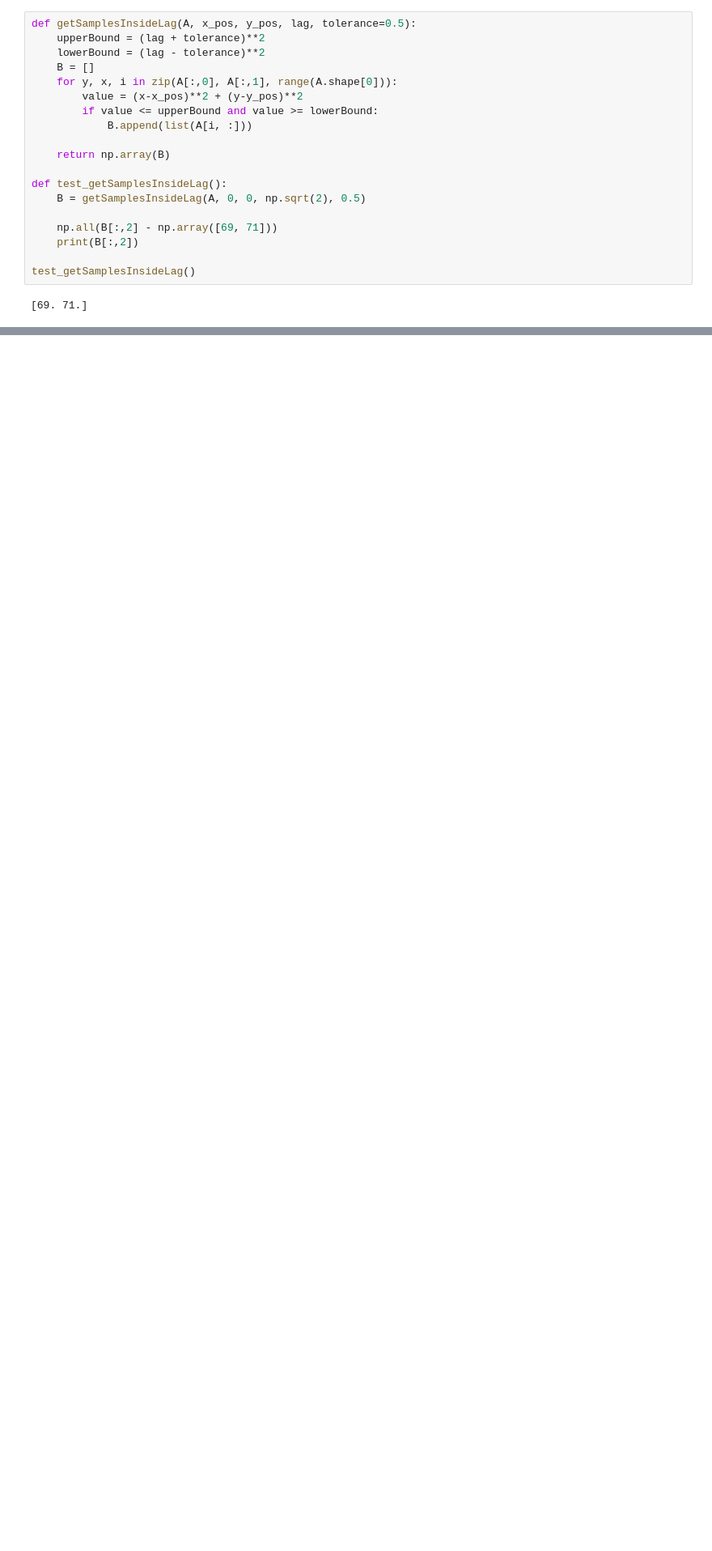
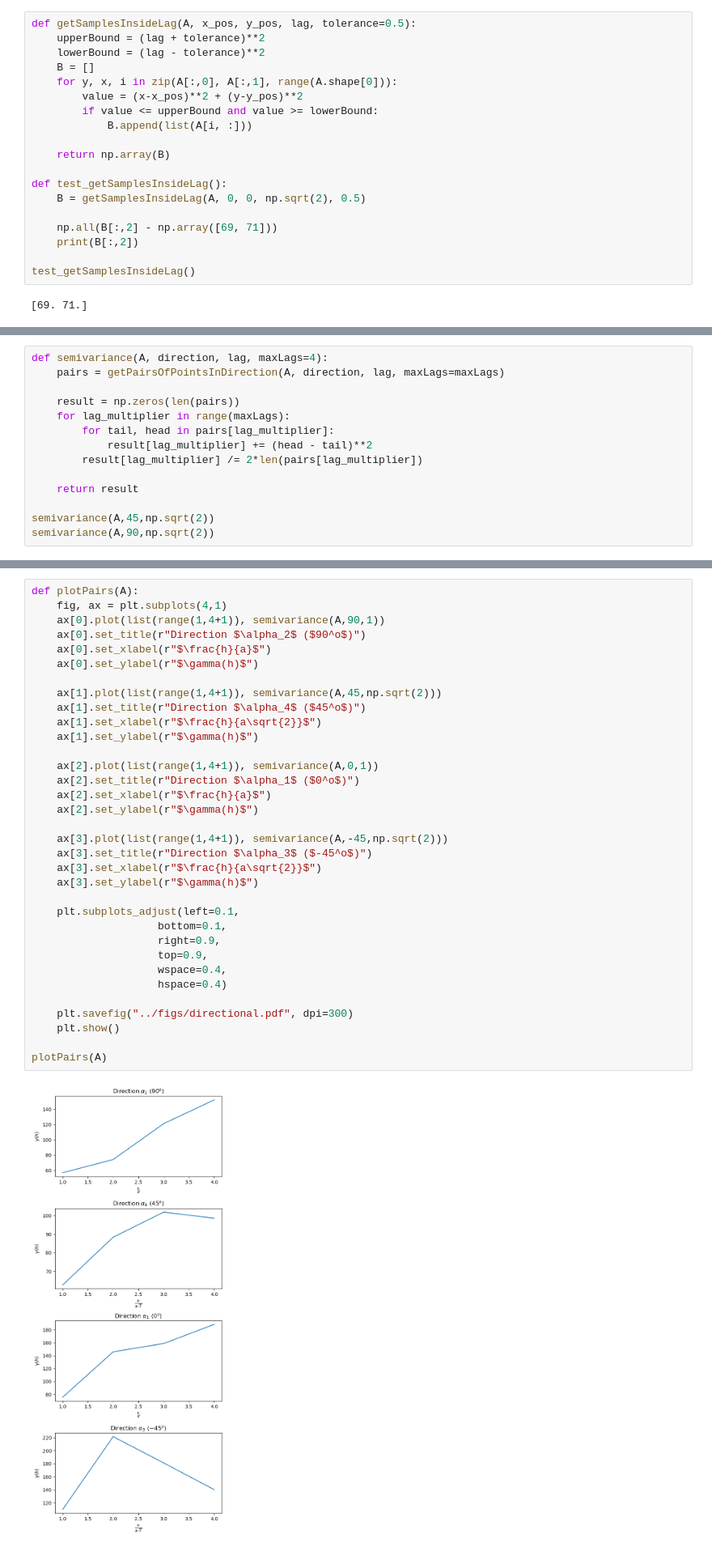
Before and after one commit to AtilaSaraiva/learning_variogram_and_stuff, a Jupyter notebook: src/assingment.ipynb, the cells around one changed output, grey strips where cells are left out. Shown at 81% size. Drawn from its saved outputs; the diff is of its cells as text; blank space fills up the shorter version.

```diff
--- a/src/assingment.ipynb
+++ b/src/assingment.ipynb
@@ -143,0 +165,14 @@ print(pairs)
+# %%
+def semivariance(A, direction, lag, maxLags=4):
+    pairs = getPairsOfPointsInDirection(A, direction, lag, maxLags=maxLags)
+
+    result = np.zeros(len(pairs))
+    for lag_multiplier in range(maxLags):
+        for tail, head in pairs[lag_multiplier]:
+            result[lag_multiplier] += (head - tail)**2
+        result[lag_multiplier] /= 2*len(pairs[lag_multiplier])
+
+    return result
+
+semivariance(A,45,np.sqrt(2))
+semivariance(A,90,np.sqrt(2))
@@ -143,0 +181,36 @@ print(pairs)
+# %%
+def plotPairs(A):
+    fig, ax = plt.subplots(4,1)
+    ax[0].plot(list(range(1,4+1)), semivariance(A,90,1))
+    ax[0].set_title(r"Direction $\alpha_2$ ($90^o$)")
+    ax[0].set_xlabel(r"$\frac{h}{a}$")
+    ax[0].set_ylabel(r"$\gamma(h)$")
+
+    ax[1].plot(list(range(1,4+1)), semivariance(A,45,np.sqrt(2)))
+    ax[1].set_title(r"Direction $\alpha_4$ ($45^o$)")
+    ax[1].set_xlabel(r"$\frac{h}{a\sqrt{2}}$")
+    ax[1].set_ylabel(r"$\gamma(h)$")
+
+    ax[2].plot(list(range(1,4+1)), semivariance(A,0,1))
+    ax[2].set_title(r"Direction $\alpha_1$ ($0^o$)")
+    ax[2].set_xlabel(r"$\frac{h}{a}$")
+    ax[2].set_ylabel(r"$\gamma(h)$")
+
+    ax[3].plot(list(range(1,4+1)), semivariance(A,-45,np.sqrt(2)))
+    ax[3].set_title(r"Direction $\alpha_3$ ($-45^o$)")
+    ax[3].set_xlabel(r"$\frac{h}{a\sqrt{2}}$")
+    ax[3].set_ylabel(r"$\gamma(h)$")
+
+    plt.subplots_adjust(left=0.1,
+                    bottom=0.1,
+                    right=0.9,
+                    top=0.9,
+                    wspace=0.4,
+                    hspace=0.4)
+
+    plt.savefig("../figs/directional.pdf", dpi=300)
+    plt.show()
+
+plotPairs(A)
+# %% [output]
+[figure, added]
```
Also changed, not shown: parts of 10 cells of this notebook.
